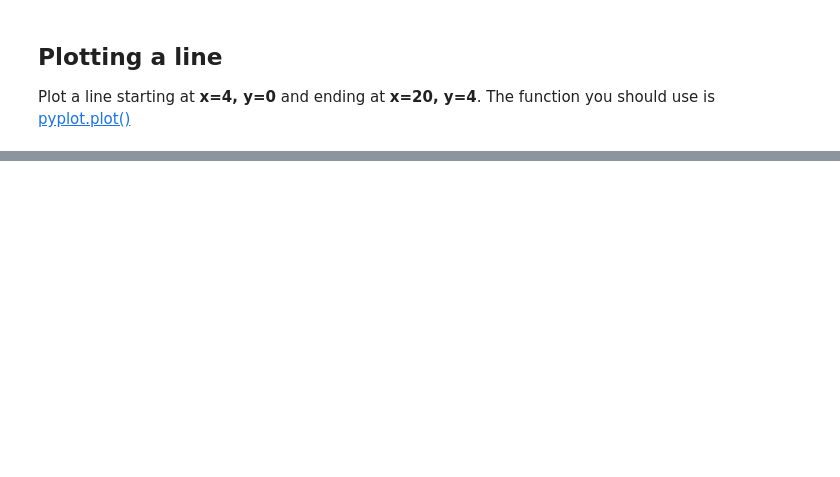
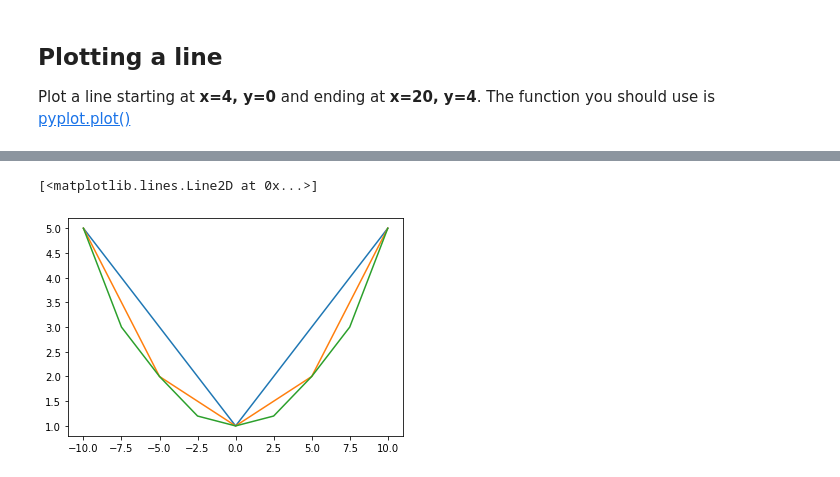
Before and after one commit to smhurf/lewagon_challenges, a Jupyter notebook: 02-Data-Toolkit/03-Data-Visualization/01-Matplotlib-Intro/ex01.ipynb, the cells around one changed output, grey strips where cells are left out. Saved outputs shown, nothing was run; the diff lists cells and outputs as text; code cells hidden in the pictures; blank space fills up the shorter version.

```diff
--- a/02-Data-Toolkit/03-Data-Visualization/01-Matplotlib-Intro/ex01.ipynb
+++ b/02-Data-Toolkit/03-Data-Visualization/01-Matplotlib-Intro/ex01.ipynb
@@ -36,11 +53,16 @@ Plot the 3 different curves on the same graph.
 # %%
 x1 = [-10,0,10]
 y1 = [5,1,5]
 
 x2 = [-10,-5,0,5,10]
 y2 = [5,2,1,2,5]
 
 x3 = [-10,-7.5,-5,-2.5,0,2.5,5,7.5,10]
 y3 = [5,3,2,1.2,1,1.2,2,3,5]
 
-# YOUR PLOT HERE
+plt.plot(x1,y1)
+plt.plot(x2,y2)
+plt.plot(x3,y3)
+# %% [output]
+[<matplotlib.lines.Line2D at 0x...>]
+[figure, added]
```
Also changed, not shown: parts of 7 cells of this notebook, 3 other files.
